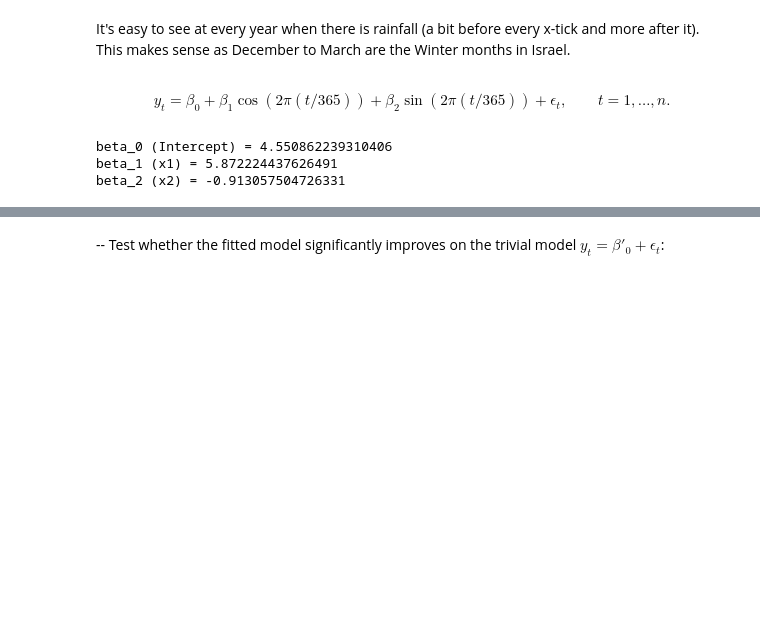
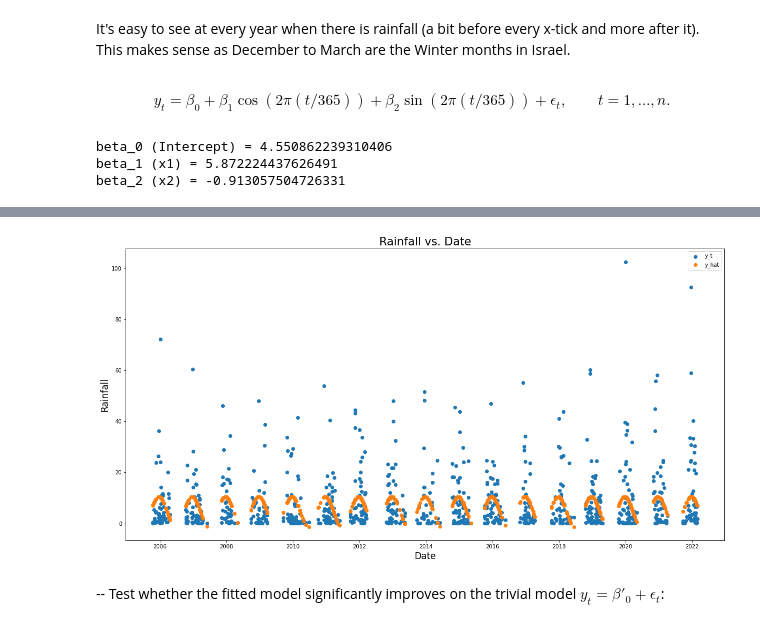
Before and after one commit to Nesher123/advanced-statistics, a Jupyter notebook: hw3/hw3.ipynb, the cells around one changed output, grey strips where cells are left out. Drawn from its saved outputs; the diff is of its cells as text; code cells hidden in the pictures; blank space fills up the shorter version.

```diff
--- a/hw3/hw3.ipynb
+++ b/hw3/hw3.ipynb
@@ -523,11 +523,12 @@ beta_2 (x2) = -0.913057504726331
 # %%
 # plot the fitted response \hat{y}_t over time along with the original response y_t
 plt.figure(figsize=(20, 10))
-1
-plt.plot(data['Date'].values, y_t)
-plt.plot(data['Date'].values, y_hat)
+
+plt.scatter(data['Date'].values, y_t, label='y_t')
+plt.scatter(data['Date'].values, y_hat, label='y_hat')
 plt.xlabel('Date', fontsize=17)
 plt.ylabel('Rainfall', fontsize=17)
 plt.title('Rainfall vs. Date', fontsize=21)
+plt.legend()
 plt.show()
 # %% [output]
@@ -535,2 +535,3 @@ SyntaxError: invalid syntax (<ipython-input-12-8efe072f2a7b>, line 2)
+[figure, added]
 # %% [markdown]
 -- Test whether the fitted model significantly improves on the trivial model $y_t = \beta '_0 + \epsilon_t$:
```
Also changed, not shown: parts of 10 cells of this notebook.
